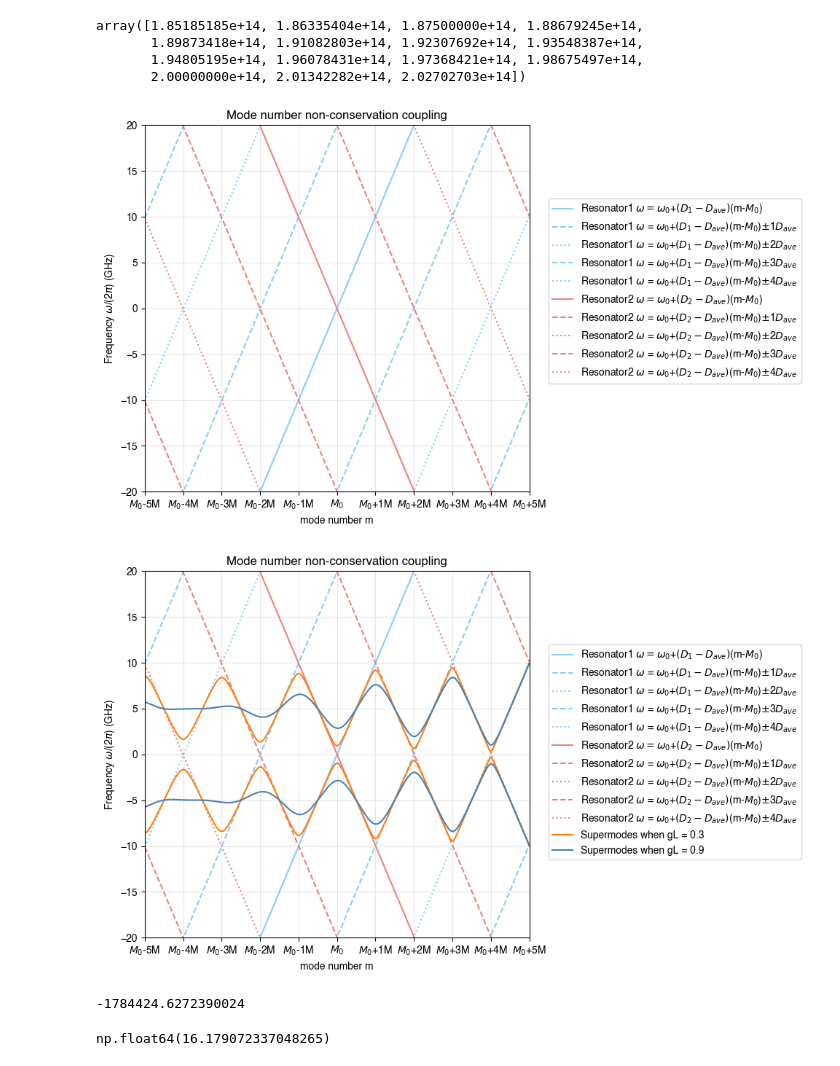
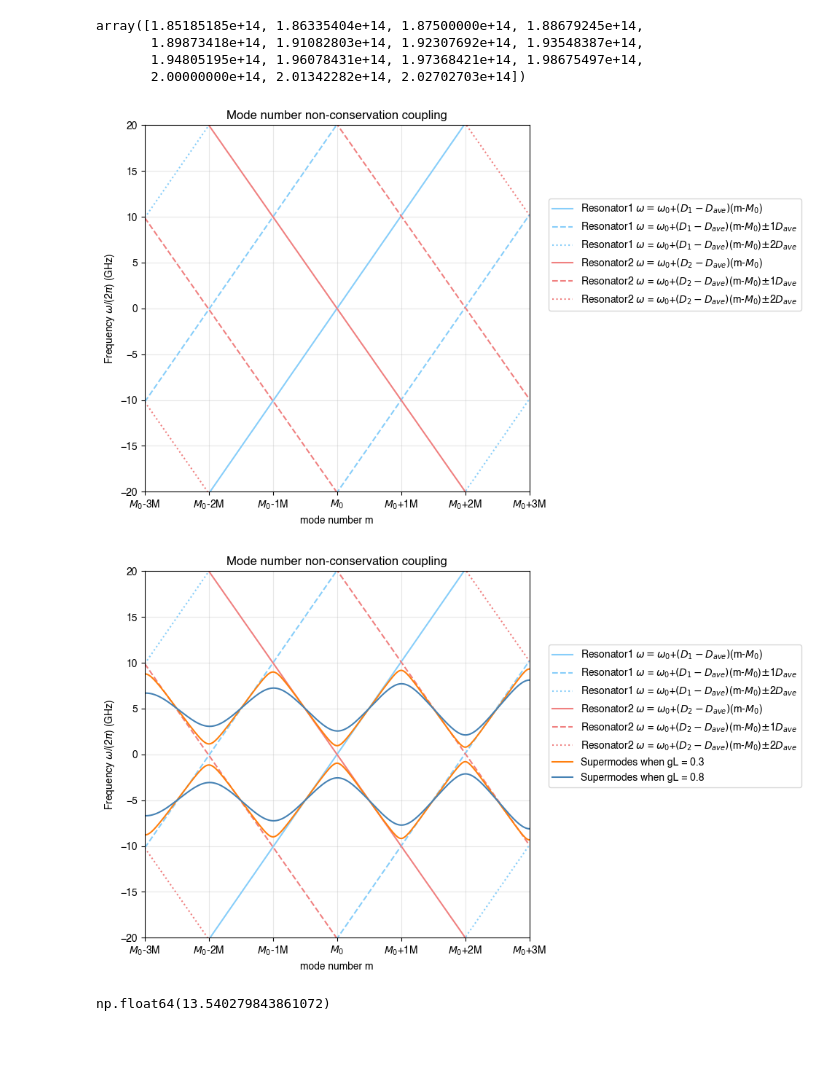
Before and after one commit to Harryxwh/SiNDispersionEngineering, a Jupyter notebook: 2D parallel rings.ipynb, the cells around one changed output. Cells and saved outputs as stored; diff of their text form; code cells hidden in the pictures.

```diff
--- a/2D parallel rings.ipynb
+++ b/2D parallel rings.ipynb
@@ -124,8 +136,11 @@ np.float64(1.595643967049753)
 # %% [markdown]
 Parameters of the vernier resonators
 # %%
-L1      = c/(ng_1550 * 20*1e9)
-L2      = L1 * 1.005
+# L1      = c/(ng_1550 * 20*1e9)
+# L1      = 9.5*1e-3
+# L2      = L1 * 1.005
+L1      = 9.313     *1e-3
+L2      = 9.407     *1e-3
 
 D1      = c/(ng_1550 * L1) *2* np.pi
 D2      = c/(ng_1550 * L2) *2* np.pi
@@ -141,5 +156,5 @@ np.float64(19.9501246882793)
 # %%
-Max_M_idx   = 5
+Max_M_idx   = 3
 num_of_pts  = 1000
 # %% [markdown]
 Find Kappa at different wavls
@@ -231,48 +246,42 @@ Mode_nonconserved_coupling(Max_M_idx,M,plot_coupled_curves=False,
                            ylim = (-20,20),
                            num_of_pts=num_of_pts)
 # %% [output]
-[figure, old version]
+[figure, new version]
 # %%
 g0                  = g_arr_intp[np.argmin(np.abs(0 - m_arr_intp))]
 L_small_coupling    = 0.3 / g0
-Y_p_0_3             = Reson_freq(m_arr_intp,D_ave,g_arr_intp,L_small_coupling,epsilon)
-Y_m_0_3             = -Reson_freq(m_arr_intp,D_ave,g_arr_intp,L_small_coupling,epsilon)
-L_large_coupling    = 0.9/g0
-Y_p_1               = Reson_freq(m_arr_intp,D_ave,g_arr_intp,L_large_coupling,epsilon)
-Y_m_1               = -Reson_freq(m_arr_intp,D_ave,g_arr_intp,L_large_coupling,epsilon)
-data_arr = np.c_[Y_p_0_3,Y_m_0_3,Y_p_1,Y_m_1]
+Y_p_Small           = Reson_freq(m_arr_intp,D_ave,g_arr_intp,L_small_coupling,epsilon)
+Y_m_Small           = -Reson_freq(m_arr_intp,D_ave,g_arr_intp,L_small_coupling,epsilon)
+L_large_coupling    = 0.8 /g0
+Y_p_Large           = Reson_freq(m_arr_intp,D_ave,g_arr_intp,L_large_coupling,epsilon)
+Y_m_Large           = -Reson_freq(m_arr_intp,D_ave,g_arr_intp,L_large_coupling,epsilon)
+data_arr = np.c_[Y_p_Small,Y_m_Small,Y_p_Large,Y_m_Large]
 data_label_arr = ["","Supermodes when gL = "+"{:.1f}".format(g0*L_small_coupling)
                   ,"","Supermodes when gL = "+"{:.1f}".format(g0*L_large_coupling)]
 Mode_nonconserved_coupling(Max_M_idx,M,plot_coupled_curves=True,
                            coupled_data_arr=data_arr,
                            coupled_data_label_arr=data_label_arr,
                            num_of_pts=num_of_pts,ylim=(-20,20))
 # %% [output]
-[figure, old version]
+[figure, new version]
 # %%
 # Dispersion of isolated resonator
-D_iso   = -668                                # unit: ps/nm/km
-n_g     = 1.59367
-beta_2  = -1550**2/(2*np.pi*c) * D_iso *1e-9  # unit: ps^2/nm
-D_2     = -c* (D_ave*1e-12)**2* beta_2 / n_g  # unit: 2pi * GHz
-D_2o    = D_2*1e9                             # unit: Hz
-D_2o    = -284 *1e3 * 2*np.pi
-D_2o
+# D_iso   = -668                                # unit: ps/nm/km
+# n_g     = 1.59367
+# beta_2  = -1550**2/(2*np.pi*c) * D_iso *1e-9  # unit: ps^2/nm
+# D_2     = -c* (D_ave*1e-12)**2* beta_2 / n_g  # unit: 2pi * GHz
+# D_2o    = D_2*1e9                             # unit: Hz
+D_2o    = -283 *1e3 * 2*np.pi                   # unit: Hz
+D_iso   = D_2o * np.ones(np.shape(m_arr_intp[2:-2]))
-# %% [output]
--1784424.6272390024
-# %%
-L_small_coupling    = 0.3/g0
-D_small_couple      = Dispersion(m_arr_intp,D_ave,g_arr_intp,L_small_coupling,epsilon)
-# Y_small_couple    = Dispersion(m_arr_intp,D_ave,1,L1,epsilon)
-L_large_coupling    = 0.9/g0
-D_large_couple      = Dispersion(m_arr_intp,D_ave,g_arr_intp,L_large_coupling,epsilon)
-# Y_large_couple    = Dispersion(m_arr_intp,D_ave,1,L2,epsilon)
-D_iso               = D_2o * np.ones(np.shape(m_arr_intp))
-
-AD_range = AD_range_func(m_arr_intp,D_large_couple+D_iso,
-         M = M, FSR = D_ave/(2*np.pi))
-AD_range
-# %% [output]
-np.float64(16.179072337048265)
+# %%
+D_small_couple      = Dispersion_num(m_arr_intp,Y_p_Small)
+D_large_couple      = Dispersion_num(m_arr_intp,Y_m_Large)
+
+
+AD_range = AD_range_func(m_arr_intp[2:-2],D_large_couple+D_iso,
+         M = M, FSR = D_ave/(2*np.pi))
+AD_range
+# %% [output]
+np.float64(13.540279843861072)
 # %%
 data_arr        = np.c_[D_small_couple+D_iso,D_large_couple+D_iso]
```
Also changed, not shown: parts of 25 cells of this notebook, 44 other files.
